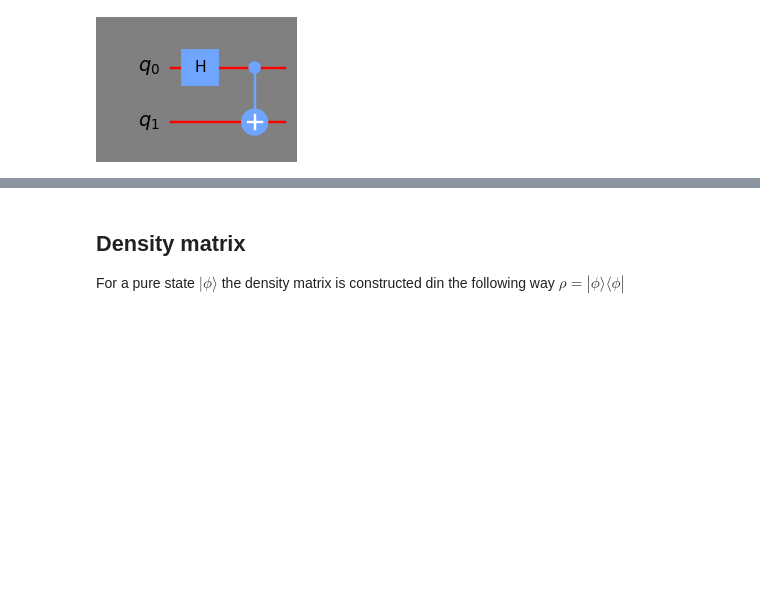
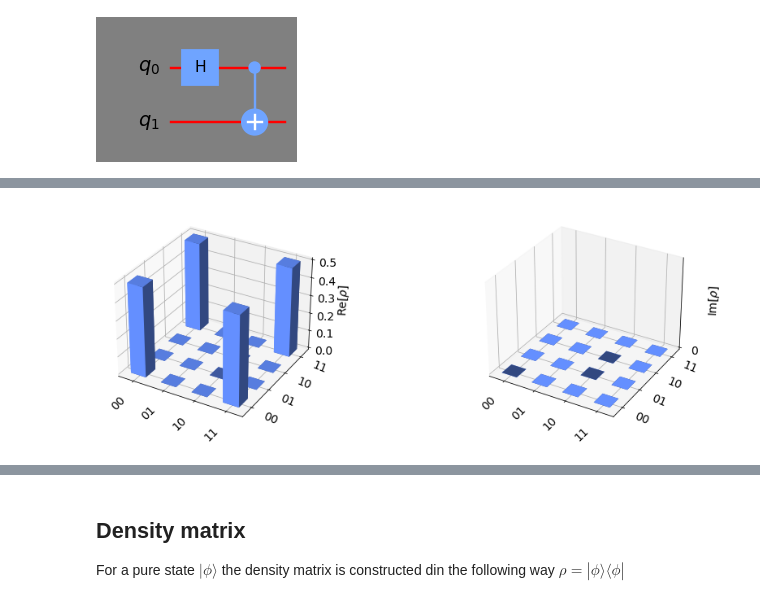
Before and after one commit to petr-ivashkov/qiskit-cert-workbook, a Jupyter notebook: workbook.ipynb, the cells around one changed output, grey strips where cells are left out. Saved outputs shown, nothing was run; the diff lists cells and outputs as text; code cells hidden in the pictures; blank space fills up the shorter version.

```diff
--- a/workbook.ipynb
+++ b/workbook.ipynb
@@ -531,0 +544,5 @@ bell_0.draw('mpl',scale = 1.2, style=style, fold=-1)
+# %%
+plot_state_city(bell_0)
+# to understand why the 'city' looks like this consider the density matrix of this state
+# %% [output]
+[figure, added]
```
Also changed, not shown: parts of 13 cells of this notebook.
